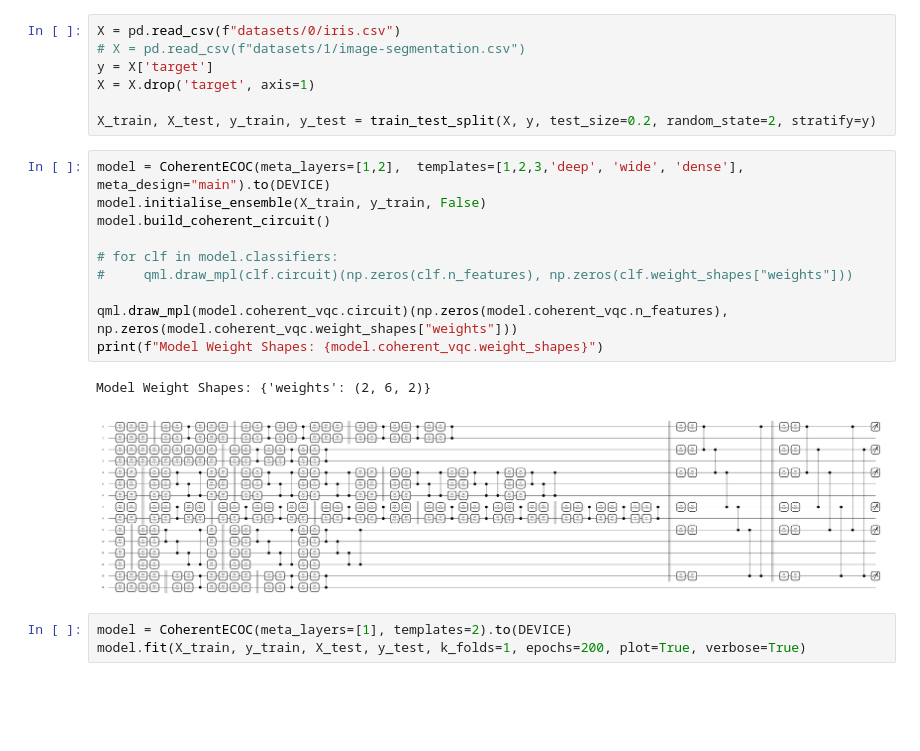
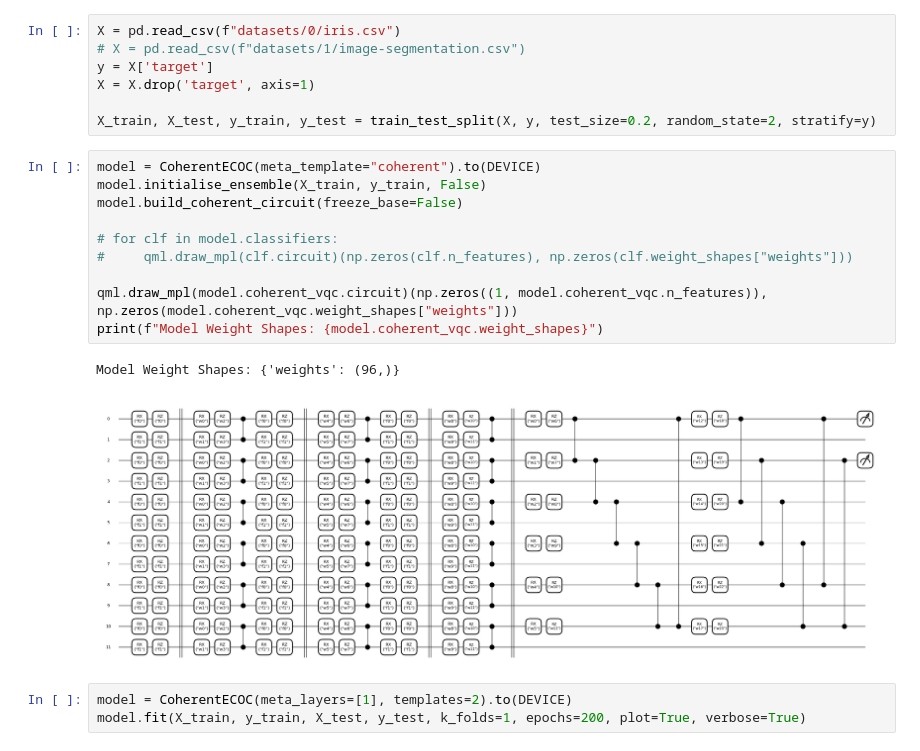
Before and after one commit to EdwardM222/QML-RP, a Jupyter notebook: thesis.ipynb, the cells around one changed output. Drawn from its saved outputs; the diff is of its cells as text; blank space fills up the shorter version.

```diff
--- a/thesis.ipynb
+++ b/thesis.ipynb
@@ -683,18 +683,18 @@ X = X.drop('target', axis=1)
 
 X_train, X_test, y_train, y_test = train_test_split(X, y, test_size=0.2, random_state=2, stratify=y)
 # %%
-model = CoherentECOC(meta_layers=[1,2],  templates=[1,2,3,'deep', 'wide', 'dense'], meta_design="main").to(DEVICE)
+model = CoherentECOC(meta_template="coherent").to(DEVICE)
 model.initialise_ensemble(X_train, y_train, False)
-model.build_coherent_circuit()
+model.build_coherent_circuit(freeze_base=False)
 
 # for clf in model.classifiers:
 #     qml.draw_mpl(clf.circuit)(np.zeros(clf.n_features), np.zeros(clf.weight_shapes["weights"]))
 
-qml.draw_mpl(model.coherent_vqc.circuit)(np.zeros(model.coherent_vqc.n_features), np.zeros(model.coherent_vqc.weight_shapes["weights"]))
+qml.draw_mpl(model.coherent_vqc.circuit)(np.zeros((1, model.coherent_vqc.n_features)), np.zeros(model.coherent_vqc.weight_shapes["weights"]))
 print(f"Model Weight Shapes: {model.coherent_vqc.weight_shapes}")
 # %% [output]
-Model Weight Shapes: {'weights': (2, 6, 2)}
+Model Weight Shapes: {'weights': (96,)}
-[figure, old version]
+[figure, new version]
 # %%
 model = CoherentECOC(meta_layers=[1], templates=2).to(DEVICE)
 model.fit(X_train, y_train, X_test, y_test, k_folds=1, epochs=200, plot=True, verbose=True)
```
Also changed, not shown: parts of 1 cell of this notebook, 4 other files.
